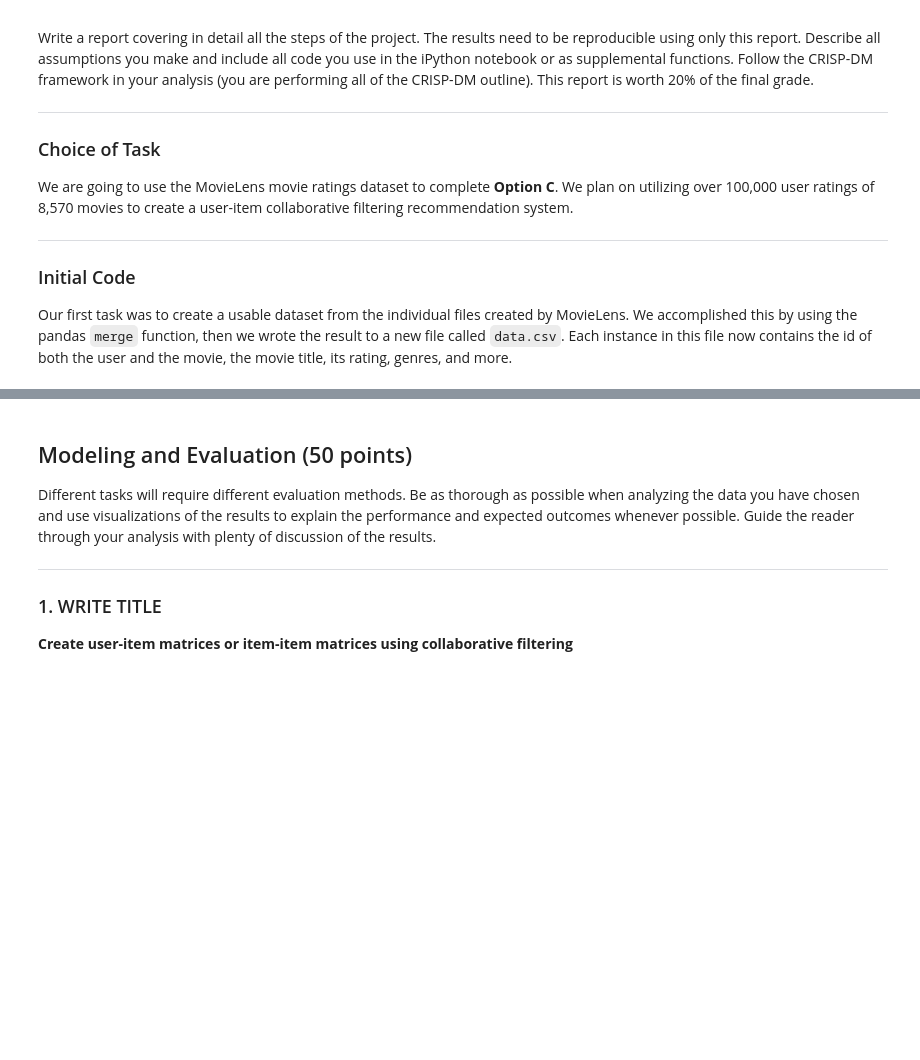
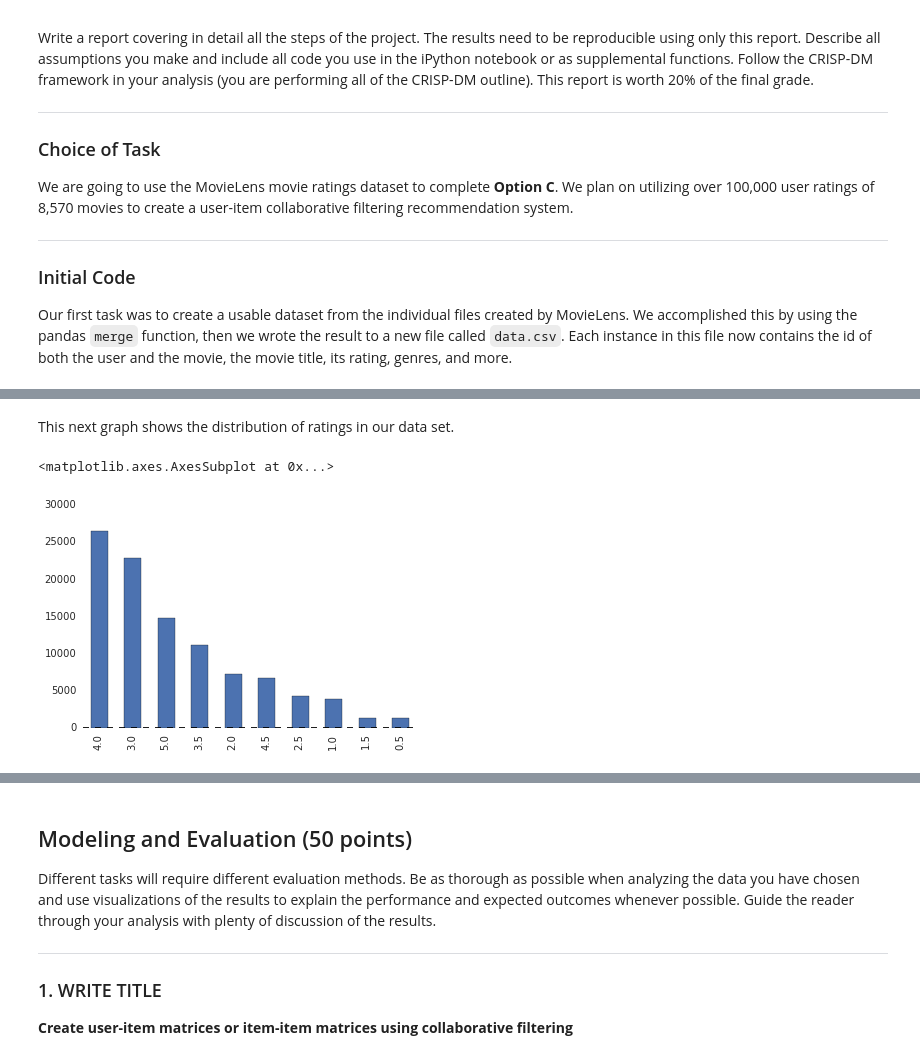
Before and after one commit to SpencerKaiser/DataMining, a Jupyter notebook: 04_AssignmentFour/A4-Spencer.ipynb, the cells around one changed output, grey strips where cells are left out. Saved outputs shown, nothing was run; the diff lists cells and outputs as text; code cells hidden in the pictures; blank space fills up the shorter version.

```diff
--- a/04_AssignmentFour/A4-Spencer.ipynb
+++ b/04_AssignmentFour/A4-Spencer.ipynb
@@ -30,6 +30,8 @@ We are going to use the MovieLens movie ratings dataset to complete **Option C**
 Our first task was to create a usable dataset from the individual files created by MovieLens. We accomplished this by using the pandas `merge` function, then we wrote the result to a new file called `data.csv`. Each instance in this file now contains the id of both the user and the movie, the movie title, its rating, genres, and more.
 # %%
 #import all packages used in this assignment
+import graphlab as gl
+import graphlab.aggregate as agg
 import pandas as pd
 import sqlite3
 import numpy as np
@@ -49,5 +51,13 @@ from sklearn.cross_validation import StratifiedKFold
 warnings.simplefilter('ignore', DeprecationWarning)
 %matplotlib inline
 
-# read in the csv file
-df_raw = pd.read_csv('data/adult.data')
+# read in the separate csv files (ratings and movies) and combine them into one for easier use
+df1 = pd.read_csv('data/ratings.csv')
+df2 = pd.read_csv('data/movies.csv')
+merged = df1.merge(df2, on="movieId", how="outer").fillna("")
+merged.to_csv("data/data.csv", index=False)
+
+# read in final merged file as both an sframe and a dataframe
+data = gl.SFrame.read_csv("data/data.csv")
+# embed graphs to ipython
+gl.canvas.set_target('ipynb')
@@ -73,0 +131,3 @@ Data Understanding
+# %%
+#here we drop all the rows that have missing values, which are basically the bottom 18 rows that are movies without ratings
+data = data.dropna()
@@ -77,0 +162,8 @@ Data Understanding
+# %% [markdown]
+This next graph shows the distribution of ratings in our data set.
+# %%
+df = data.to_dataframe()
+df['rating'].value_counts().plot(kind='bar')
+# %% [output]
+<matplotlib.axes.AxesSubplot at 0x...>
+[figure, added]
```
Also changed, not shown: parts of 18 cells of this notebook.
